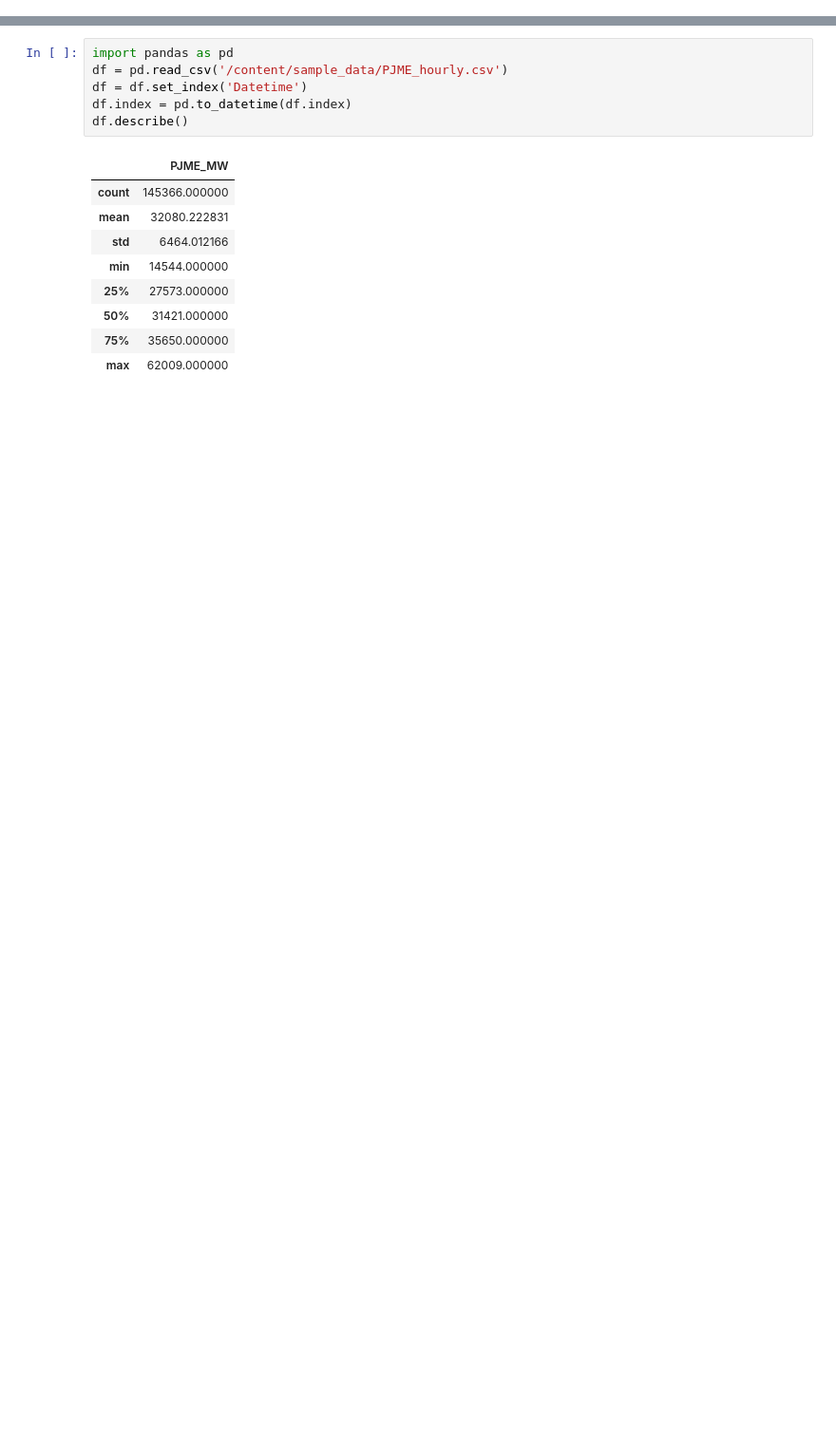
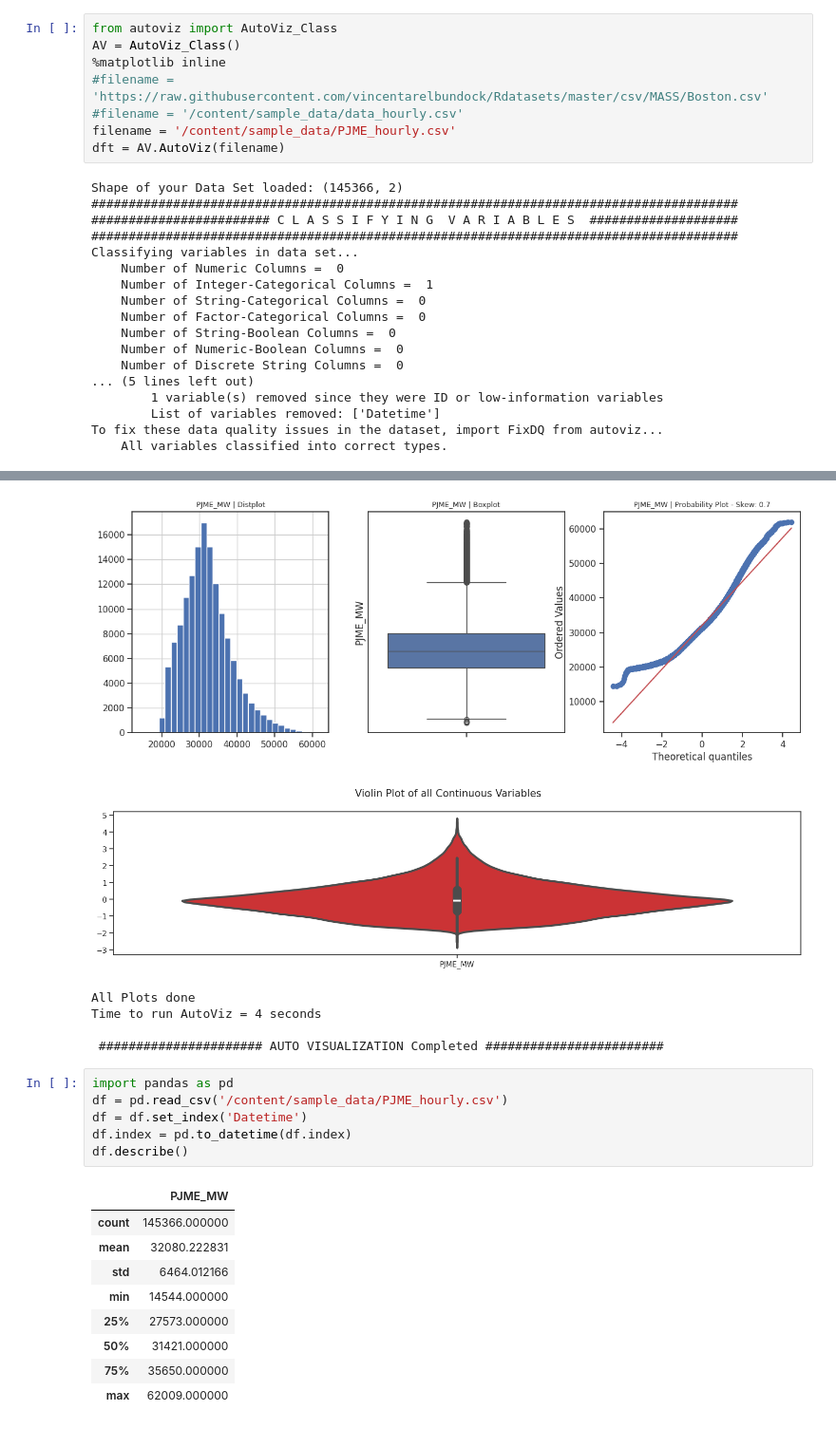
Before and after one commit to KHawaldar/ml-algorithms, a Jupyter notebook: timeseries/energy_consumption.ipynb, the cells around one changed output, grey strips where cells are left out. Shown at 95% size. Saved outputs shown, nothing was run; the diff lists cells and outputs as text; blank space fills up the shorter version.

```diff
--- a/timeseries/energy_consumption.ipynb
+++ b/timeseries/energy_consumption.ipynb
@@ -0,0 +20,26 @@
+# %%
+from autoviz import AutoViz_Class
+AV = AutoViz_Class()
+%matplotlib inline
+#filename =  'https://raw.githubusercontent.com/vincentarelbundock/Rdatasets/master/csv/MASS/Boston.csv'
+#filename = '/content/sample_data/data_hourly.csv'
+filename = '/content/sample_data/PJME_hourly.csv'
+dft = AV.AutoViz(filename)
+# %% [output]
+Shape of your Data Set loaded: (145366, 2)
+#######################################################################################
+######################## C L A S S I F Y I N G  V A R I A B L E S  ####################
+#######################################################################################
+Classifying variables in data set...
+    Number of Numeric Columns =  0
+    Number of Integer-Categorical Columns =  1
+    Number of String-Categorical Columns =  0
+    Number of Factor-Categorical Columns =  0
+    Number of String-Boolean Columns =  0
+    Number of Numeric-Boolean Columns =  0
+    Number of Discrete String Columns =  0
+... (5 lines left out)
+        1 variable(s) removed since they were ID or low-information variables
+        List of variables removed: ['Datetime']
+To fix these data quality issues in the dataset, import FixDQ from autoviz...
+    All variables classified into correct types.
@@ -1,3 +49,9 @@
+[figure, added]
+[figure, added]
+All Plots done
+Time to run AutoViz = 4 seconds
+
+ ###################### AUTO VISUALIZATION Completed ########################
 # %%
 import pandas as pd
 df = pd.read_csv('/content/sample_data/PJME_hourly.csv')
```
Also changed, not shown: parts of 11 cells of this notebook.
